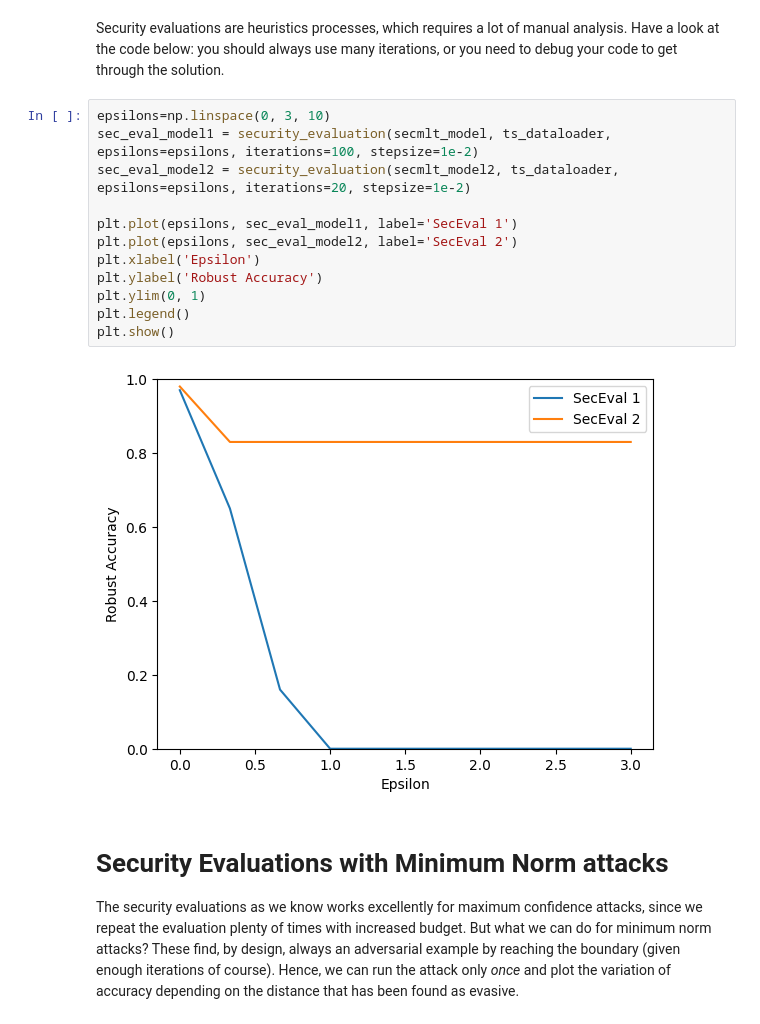
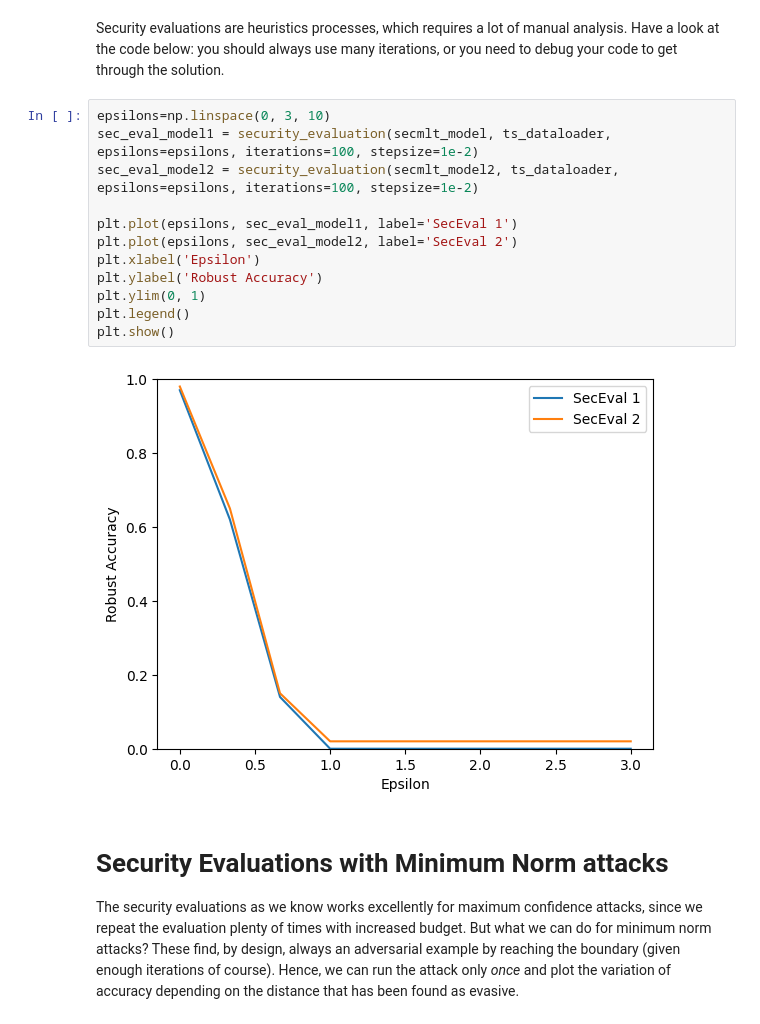
Before and after one commit to MN-UniCode/teaching_material, a Jupyter notebook: 03-SecurityEvaluations.ipynb, the cells around one changed output. Cells and saved outputs as stored; diff of their text form.

```diff
--- a/03-SecurityEvaluations.ipynb
+++ b/03-SecurityEvaluations.ipynb
@@ -451,17 +451,17 @@ Have a look at the code below: you should always use many iterations, or you nee
 # %%
 epsilons=np.linspace(0, 3, 10)
 sec_eval_model1 = security_evaluation(secmlt_model, ts_dataloader, epsilons=epsilons, iterations=100, stepsize=1e-2)
-sec_eval_model2 = security_evaluation(secmlt_model2, ts_dataloader, epsilons=epsilons, iterations=20, stepsize=1e-2)
+sec_eval_model2 = security_evaluation(secmlt_model2, ts_dataloader, epsilons=epsilons, iterations=100, stepsize=1e-2)
 
 plt.plot(epsilons, sec_eval_model1, label='SecEval 1')
 plt.plot(epsilons, sec_eval_model2, label='SecEval 2')
 plt.xlabel('Epsilon')
 plt.ylabel('Robust Accuracy')
 plt.ylim(0, 1)
 plt.legend()
 plt.show()
 # %% [output]
-[figure, old version]
+[figure, new version]
 # %% [markdown]
 # Security Evaluations with Minimum Norm attacks
 
```
Also changed, not shown: parts of 5 cells of this notebook, 2 other files.
